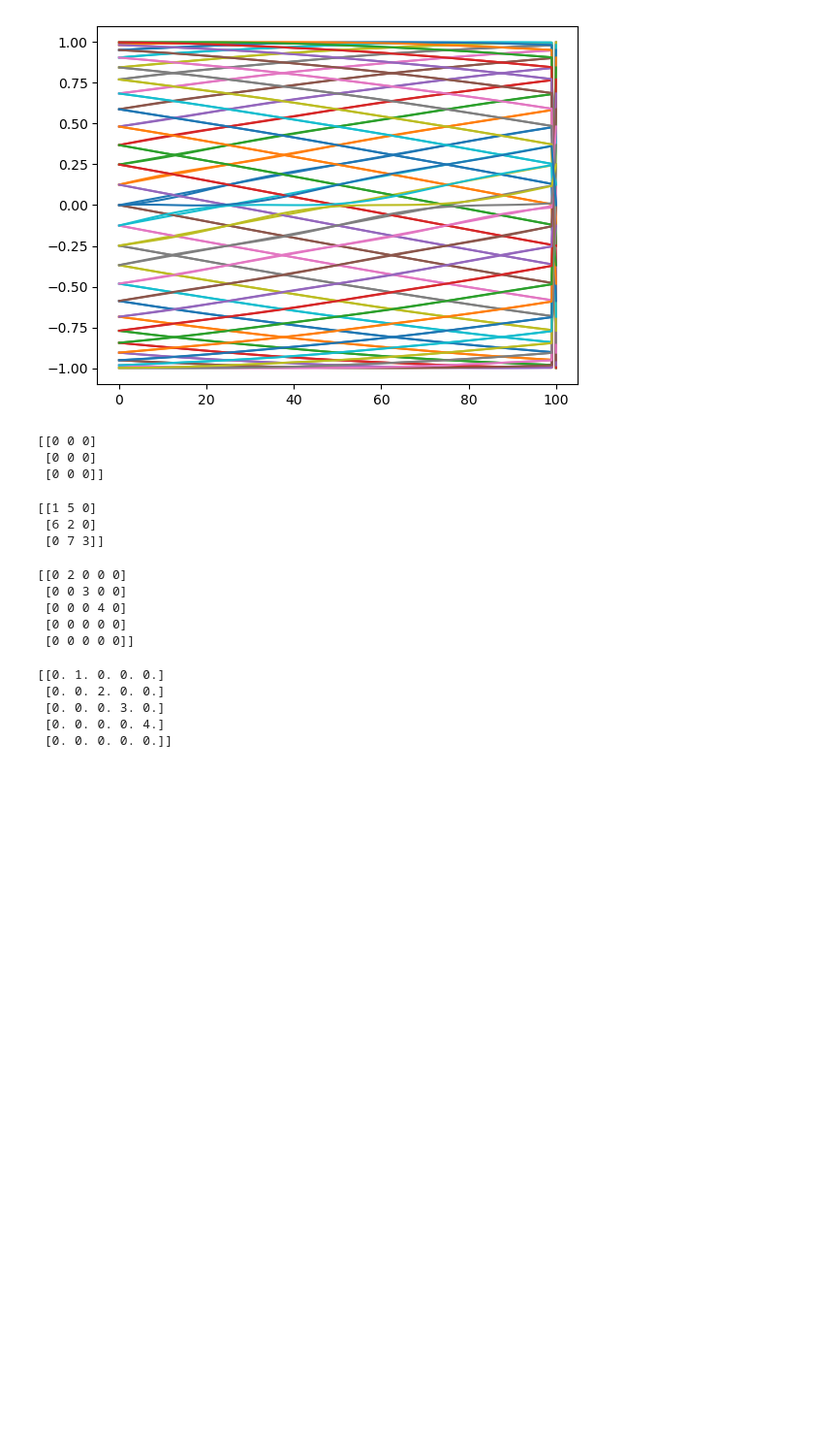
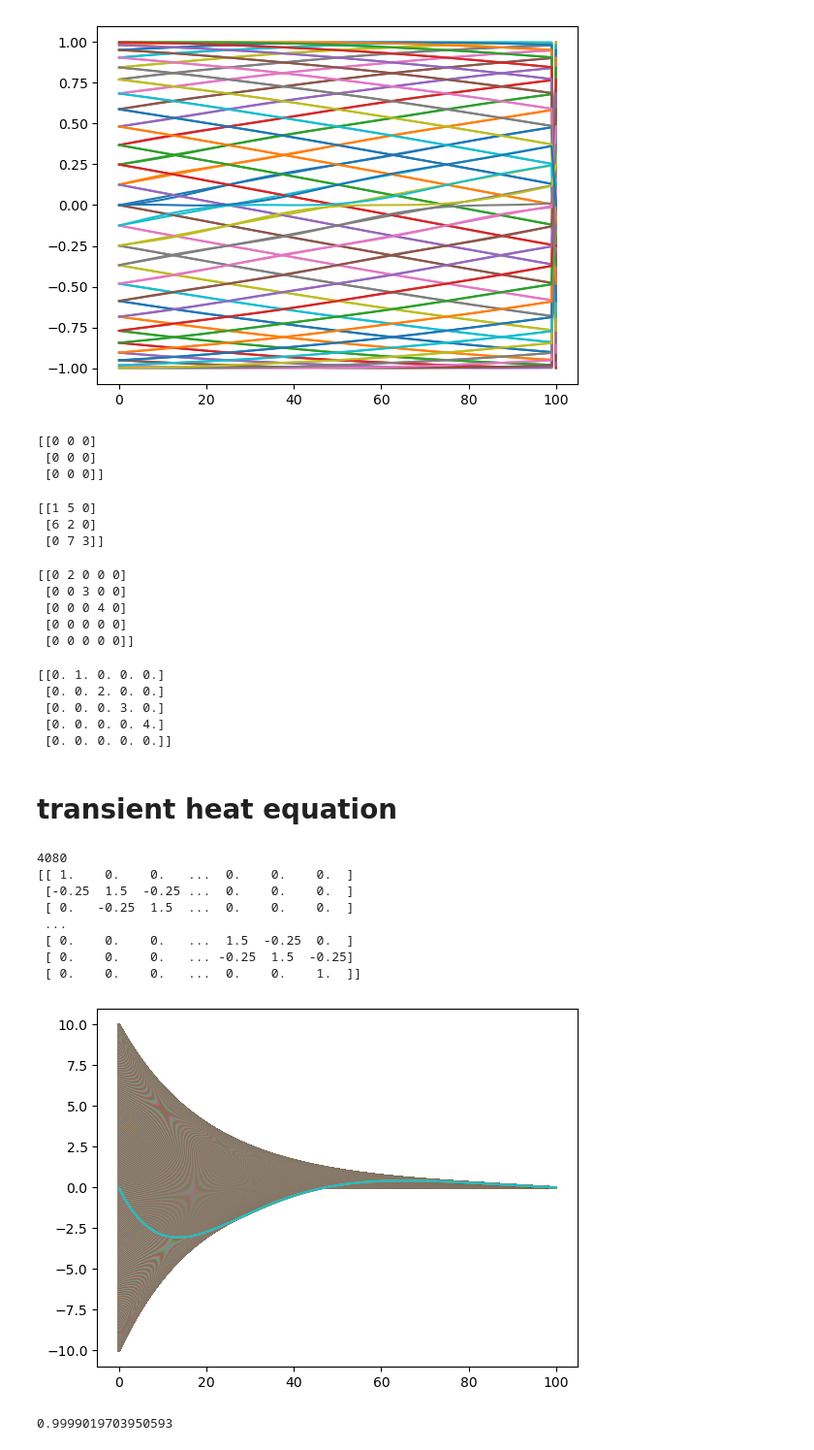
Before and after one commit to gabersyd/PyDBD, a Jupyter notebook: harmonicBalanceTest/HB2.ipynb, the cells around one changed output. Shown at 97% size. Drawn from its saved outputs; the diff is of its cells as text; code cells hidden in the pictures; blank space fills up the shorter version.

Commit message:
diffusion operator added and heat equation works

```diff
--- a/harmonicBalanceTest/HB2.ipynb
+++ b/harmonicBalanceTest/HB2.ipynb
@@ -369,3 +381,78 @@ print(sparse_matrix.toarray())
  [0. 0. 0. 3. 0.]
  [0. 0. 0. 0. 4.]
  [0. 0. 0. 0. 0.]]
+# %% [markdown]
+# transient heat equation
+# %%
+# Diffusion Operator
+#============================================================================================================
+def diffusionOperator(n,k1=-1,k2=0,k3=1):
+	#create tridiagonal (n x n) matrix with -2 on the main diagonal and 1 above and below the main diag.
+	d1 = np.zeros((n),float)
+	d2 = np.ones((n),float)
+	d3 = np.zeros((n),float)
+	d1[:-2] = 1; d2[1:-1]=-2;d3[2:]=1
+	return (sparse.dia_matrix(([d1,d2,d3],[k1,k2,k3]),shape=(n,n)).tocsc() )
+#------------------------------------------------------------------------------------------------------------
+# %%
+import numpy as np
+import sys
+import matplotlib.pyplot as plt
+import scipy.sparse.linalg as la
+import scipy.sparse as sparse
+import time as tm
+import logging
+from scipy.sparse import diags
+from scipy.sparse import csr_matrix
+
+distance = 1 # meters
+frequency = 1 # hertz
+omega = 2 * np.pi * frequency
+
+grid = 101 # cells total
+amplitude = 10 # meters
+
+#matrices
+xvalueM = np.arange(grid)/grid
+dx = xvalueM[1]-xvalueM[0]
+diffusivity = 1e-1
+dt = 0.25 * (dx * dx) / diffusivity
+r = dt * diffusivity / (dx * dx)
+
+timesteps = int(1/dt)
+print(timesteps)
+
+# initialization
+X = np.arange(grid) * dx
+T =  0*np.sin(2 * np.pi * X)
+
+
+T[-1] = 0
+
+
+I = sparse.identity(grid, format='csr')
+difop = diffusionOperator (grid) * r
+operatorMat = I - difop
+operatorMat[0, 0] = 1
+operatorMat[-1, -1] = 1
+hello = operatorMat.todense()
+print(hello)
+
+for time in np.arange(timesteps):
+    T[0] =  amplitude * np.sin(omega * time * dt )
+    T[-1] = 0
+    T = la.spsolve(operatorMat, T)
+    plt.plot(T)
+plt.show()
+print(timesteps * dt)
+# %% [output]
+4080
+[[ 1.    0.    0.   ...  0.    0.    0.  ]
+ [-0.25  1.5  -0.25 ...  0.    0.    0.  ]
+ [ 0.   -0.25  1.5  ...  0.    0.    0.  ]
+ ...
+ [ 0.    0.    0.   ...  1.5  -0.25  0.  ]
+ [ 0.    0.    0.   ... -0.25  1.5  -0.25]
+ [ 0.    0.    0.   ...  0.    0.    1.  ]]
+[figure, added]
+0.9999019703950593
```
Also changed, not shown: parts of 7 cells of this notebook.
